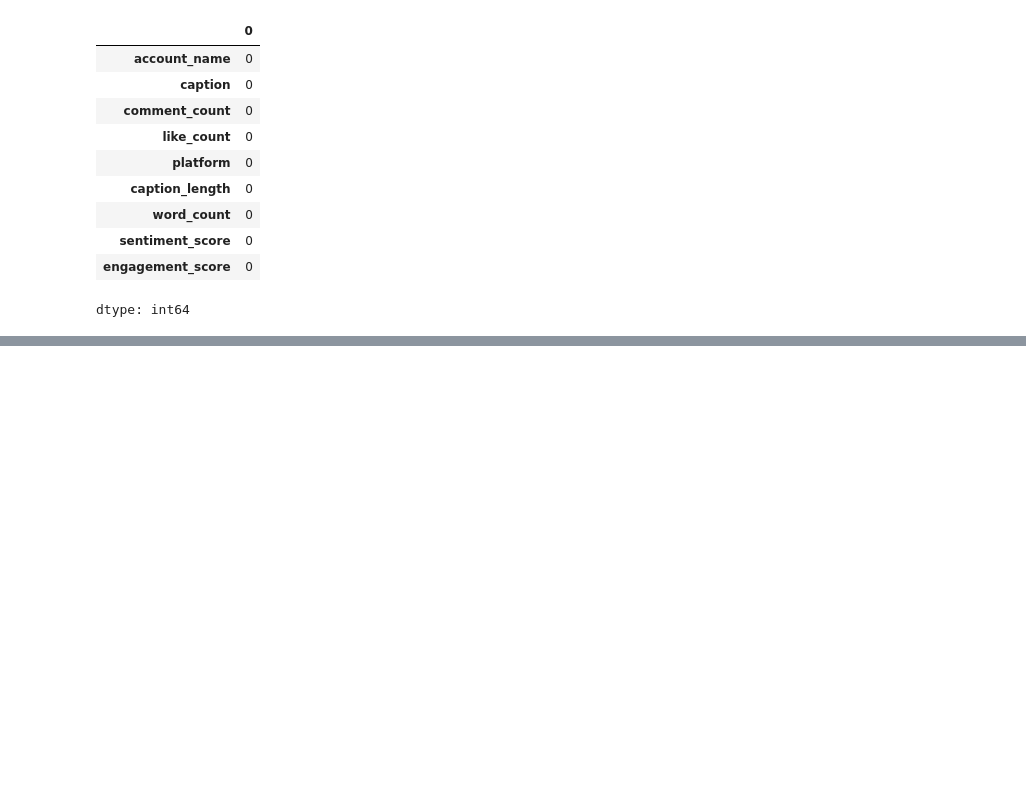
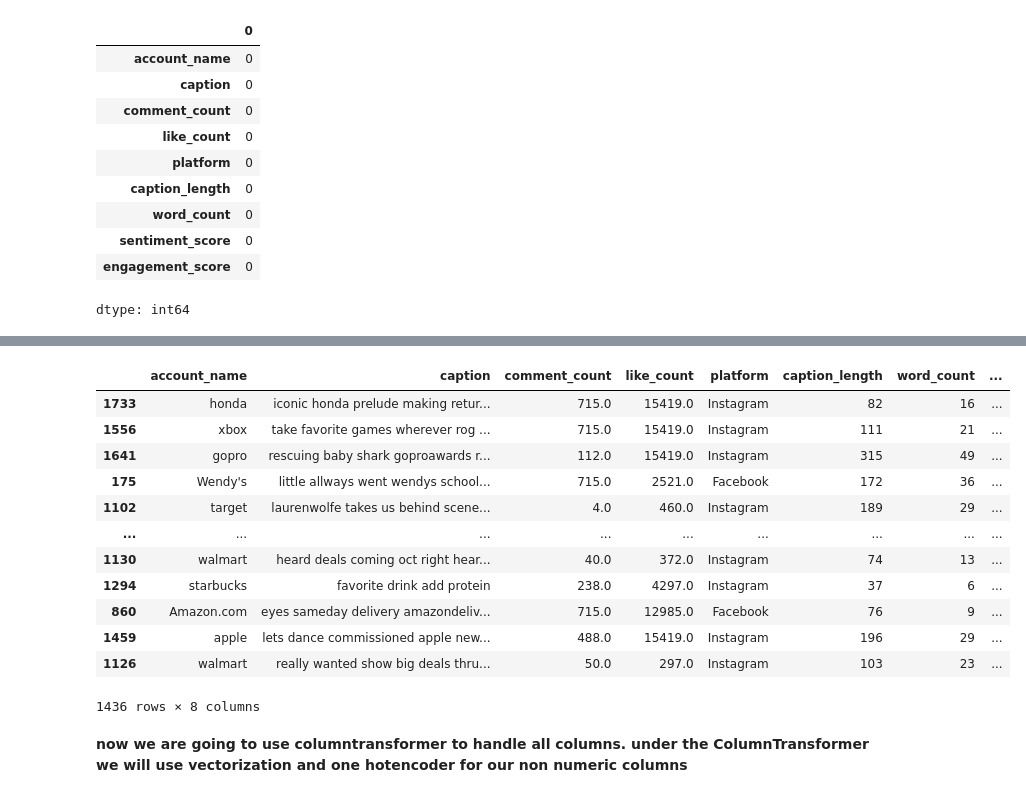
Before and after one commit to EngrAbdullah13/meta_compete, a Jupyter notebook: Meta-Compete.ipynb, the cells around one changed output, grey strips where cells are left out. Saved outputs shown, nothing was run; the diff lists cells and outputs as text; code cells hidden in the pictures; blank space fills up the shorter version.

```diff
--- a/Meta-Compete.ipynb
+++ b/Meta-Compete.ipynb
@@ -243,0 +313,17 @@ dtype: bool
+# %%
+X_train, X_test, Y_train, Y_test= train_test_split(X,Y, test_size=0.2, random_state=42)
+X_train
+# %% [output]
+|  | account_name | caption | comment_count | like_count | platform | caption_length | word_count | ... |
+| 1733 | honda | iconic honda prelude making retur... | 715.0 | 15419.0 | Instagram | 82 | 16 | ... |
+| 1556 | xbox | take favorite games wherever rog ... | 715.0 | 15419.0 | Instagram | 111 | 21 | ... |
+| 1641 | gopro | rescuing baby shark goproawards r... | 112.0 | 15419.0 | Instagram | 315 | 49 | ... |
+| 175 | Wendy's | little allways went wendys school... | 715.0 | 2521.0 | Facebook | 172 | 36 | ... |
+| 1102 | target | laurenwolfe takes us behind scene... | 4.0 | 460.0 | Instagram | 189 | 29 | ... |
+| ... | ... | ... | ... | ... | ... | ... | ... | ... |
+| 1130 | walmart | heard deals coming oct right hear... | 40.0 | 372.0 | Instagram | 74 | 13 | ... |
+| 1294 | starbucks | favorite drink add protein | 238.0 | 4297.0 | Instagram | 37 | 6 | ... |
+| 860 | Amazon.com | eyes sameday delivery amazondeliv... | 715.0 | 12985.0 | Facebook | 76 | 9 | ... |
+| 1459 | apple | lets dance commissioned apple new... | 488.0 | 15419.0 | Instagram | 196 | 29 | ... |
+| 1126 | walmart | really wanted show big deals thru... | 50.0 | 297.0 | Instagram | 103 | 23 | ... |
+1436 rows × 8 columns
@@ -243,0 +337,2 @@ dtype: bool
+# %% [markdown]
+**now we are going to use columntransformer to handle all columns. under the ColumnTransformer we will use vectorization and one hotencoder for our non numeric columns**
```
Also changed, not shown: parts of 23 cells of this notebook.
